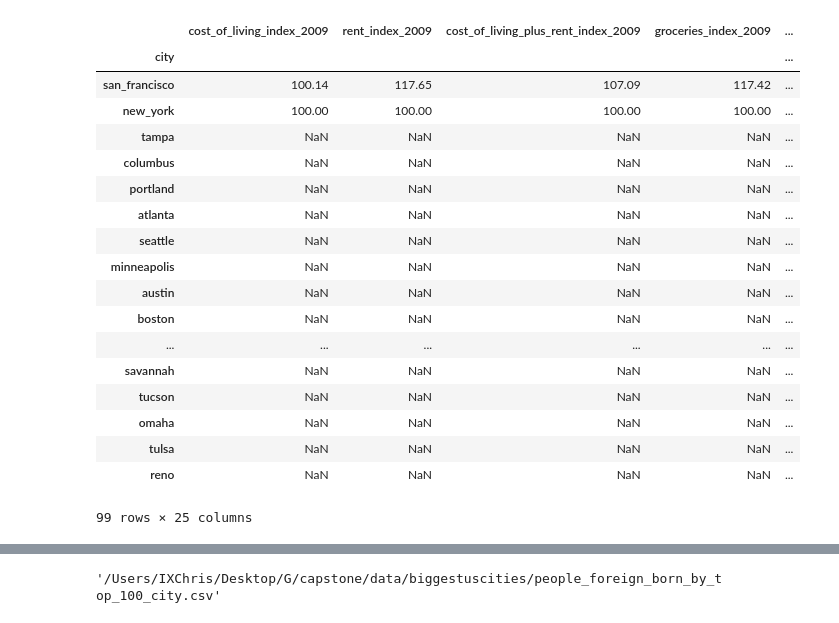
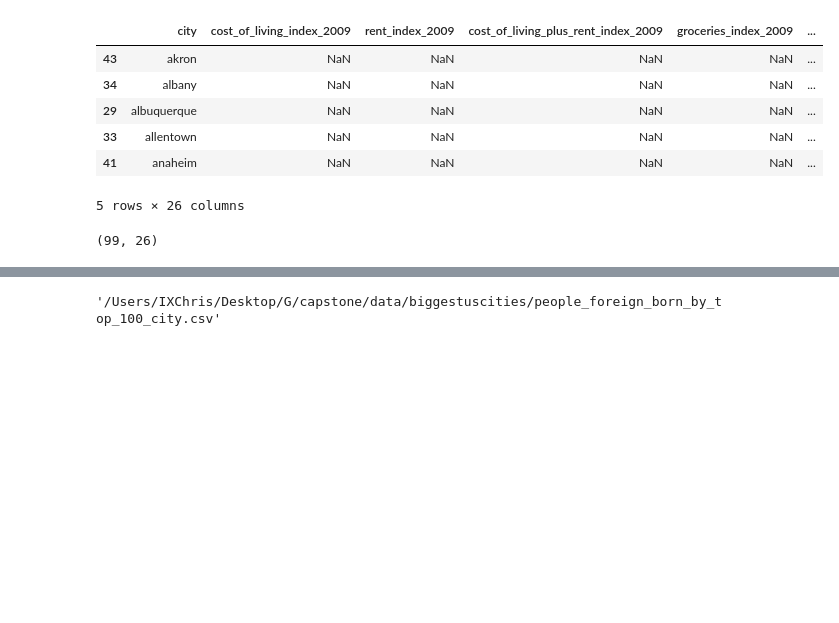
Before and after one commit to CLuiz/CityScapes, a Jupyter notebook: eda7_25.ipynb, the cells around one changed output, grey strips where cells are left out. Drawn from its saved outputs; the diff is of its cells as text; code cells hidden in the pictures; blank space fills up the shorter version.

```diff
--- a/eda7_25.ipynb
+++ b/eda7_25.ipynb
@@ -84,22 +104,15 @@ merged7 = merged7[~merged7['state'].isin(value_list)]
+# %%
+merged7.sort_values('city', inplace=True)
+merged7.head()
+# %% [output]
+|  | city | cost_of_living_index_2009 | rent_index_2009 | cost_of_living_plus_rent_index_2009 | groceries_index_2009 | ... |
+| 43 | akron | NaN | NaN | NaN | NaN | ... |
+| 34 | albany | NaN | NaN | NaN | NaN | ... |
+| 29 | albuquerque | NaN | NaN | NaN | NaN | ... |
+| 33 | allentown | NaN | NaN | NaN | NaN | ... |
+| 41 | anaheim | NaN | NaN | NaN | NaN | ... |
+5 rows × 26 columns
 # %%
-merged7
+merged7.shape
 # %% [output]
-|  | cost_of_living_index_2009 | rent_index_2009 | cost_of_living_plus_rent_index_2009 | groceries_index_2009 | ... |
-| city |  |  |  |  | ... |
-| san_francisco | 100.14 | 117.65 | 107.09 | 117.42 | ... |
-| new_york | 100.00 | 100.00 | 100.00 | 100.00 | ... |
-| tampa | NaN | NaN | NaN | NaN | ... |
-| columbus | NaN | NaN | NaN | NaN | ... |
-| portland | NaN | NaN | NaN | NaN | ... |
-| atlanta | NaN | NaN | NaN | NaN | ... |
-| seattle | NaN | NaN | NaN | NaN | ... |
-| minneapolis | NaN | NaN | NaN | NaN | ... |
-| austin | NaN | NaN | NaN | NaN | ... |
-| boston | NaN | NaN | NaN | NaN | ... |
-| ... | ... | ... | ... | ... | ... |
-| savannah | NaN | NaN | NaN | NaN | ... |
-| tucson | NaN | NaN | NaN | NaN | ... |
-| omaha | NaN | NaN | NaN | NaN | ... |
-| tulsa | NaN | NaN | NaN | NaN | ... |
-| reno | NaN | NaN | NaN | NaN | ... |
-99 rows × 25 columns
+(99, 26)
```
Also changed, not shown: parts of 15 cells of this notebook, 4 other files.
